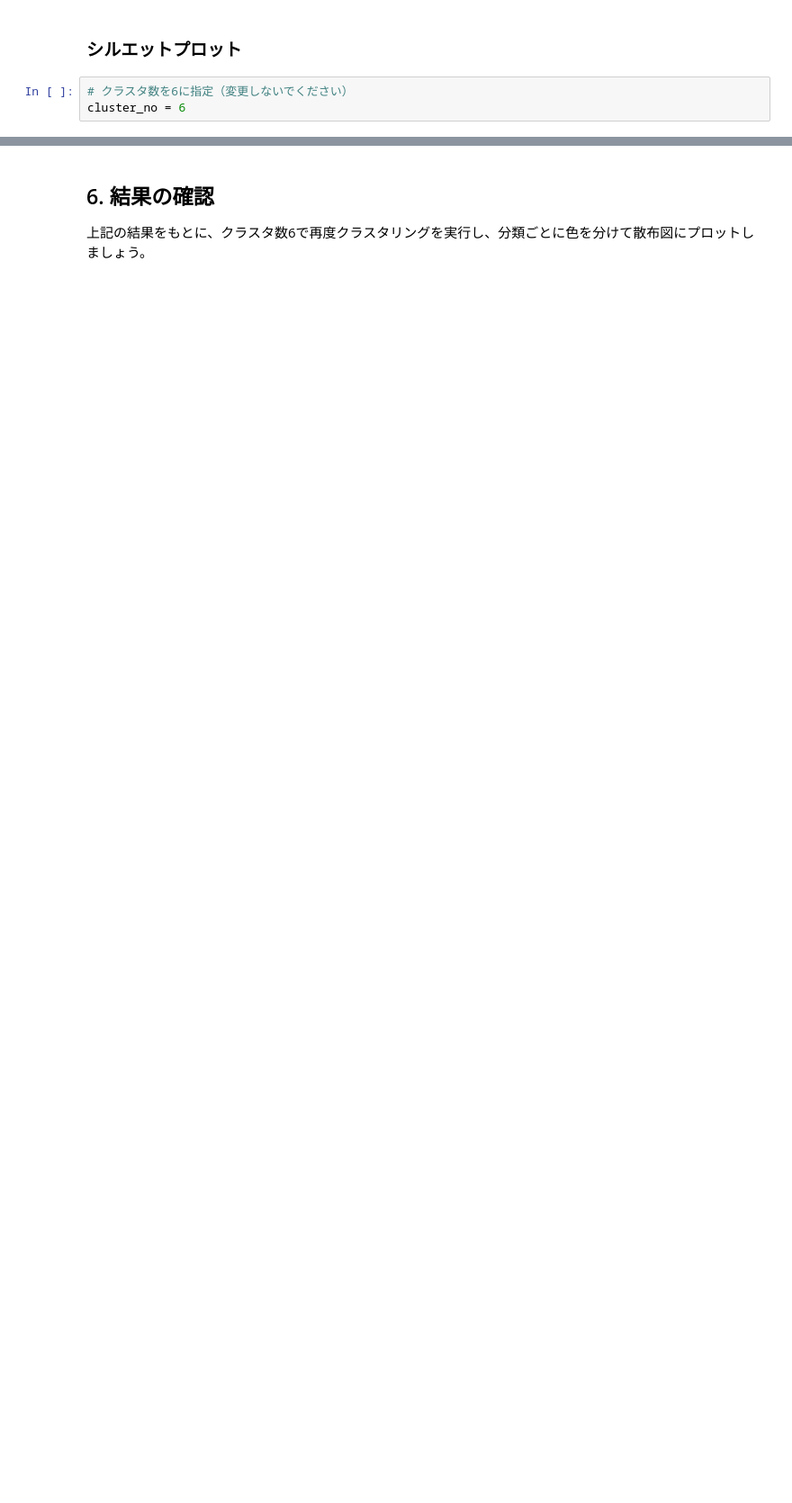
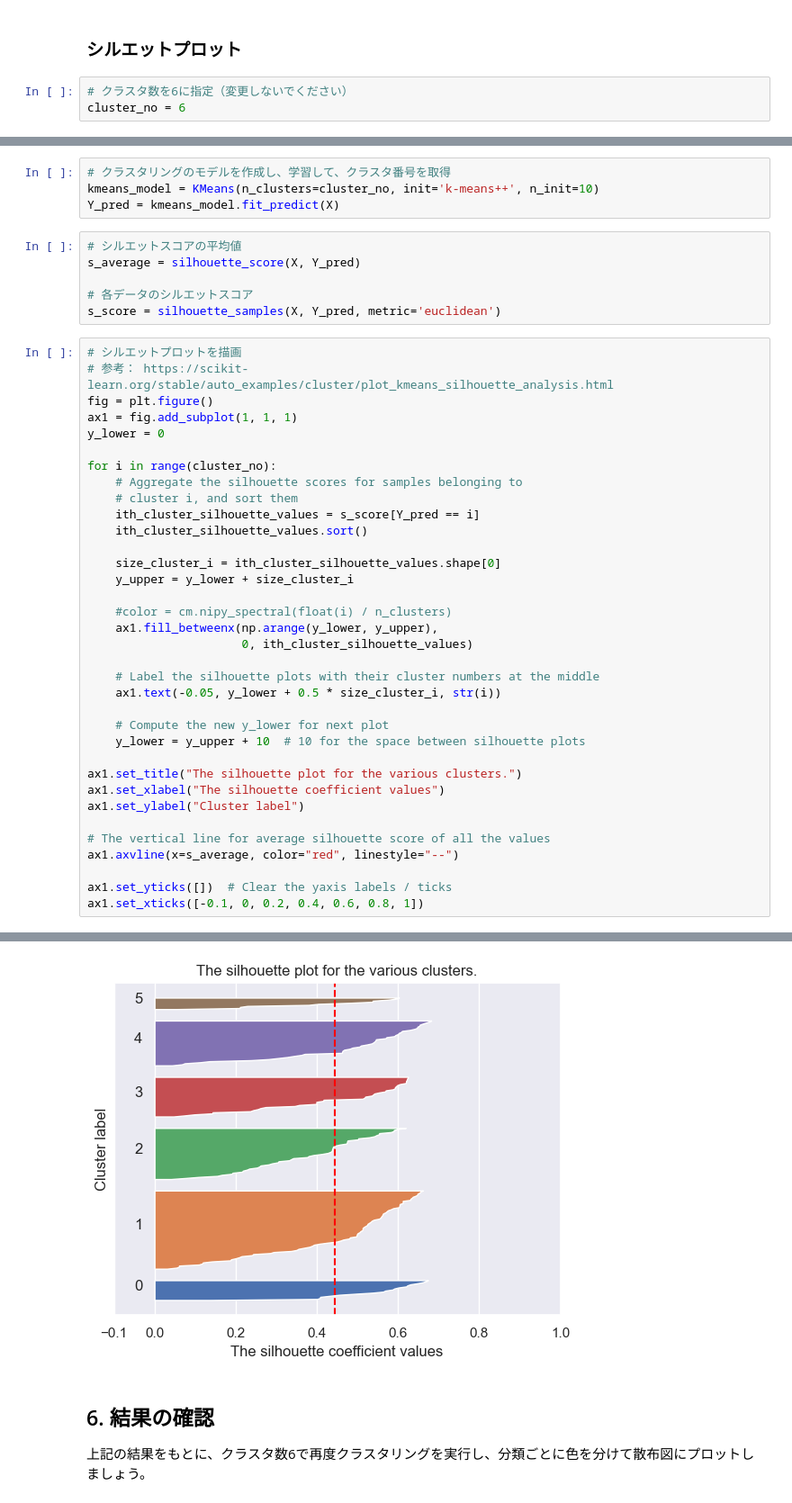
Before and after one commit to yuimaekawa/aidev, a Jupyter notebook: Lesson08_Unsupervised-Learning/課題4：プロ野球選手の年俸データのクラスタリング.ipynb, the cells around one changed output, grey strips where cells are left out. Shown: that part at 90% size. Drawn from its saved outputs; the diff is of its cells as text; blank space fills up the shorter version.

```diff
--- a/Lesson08_Unsupervised-Learning/課題4：プロ野球選手の年俸データのクラスタリング.ipynb
+++ b/Lesson08_Unsupervised-Learning/課題4：プロ野球選手の年俸データのクラスタリング.ipynb
@@ -105,0 +159,46 @@ cluster_no = 6
+# %%
+# クラスタリングのモデルを作成し、学習して、クラスタ番号を取得
+kmeans_model = KMeans(n_clusters=cluster_no, init='k-means++', n_init=10)
+Y_pred = kmeans_model.fit_predict(X)
+# %%
+# シルエットスコアの平均値
+s_average = silhouette_score(X, Y_pred)
+
+# 各データのシルエットスコア
+s_score = silhouette_samples(X, Y_pred, metric='euclidean')
+# %%
+# シルエットプロットを描画
+# 参考： https://scikit-learn.org/stable/auto_examples/cluster/plot_kmeans_silhouette_analysis.html
+fig = plt.figure()
+ax1 = fig.add_subplot(1, 1, 1)
+y_lower = 0
+
+for i in range(cluster_no):
+    # Aggregate the silhouette scores for samples belonging to
+    # cluster i, and sort them
+    ith_cluster_silhouette_values = s_score[Y_pred == i]
+    ith_cluster_silhouette_values.sort()
+
+    size_cluster_i = ith_cluster_silhouette_values.shape[0]
+    y_upper = y_lower + size_cluster_i
+
+    #color = cm.nipy_spectral(float(i) / n_clusters)
+    ax1.fill_betweenx(np.arange(y_lower, y_upper),
+                      0, ith_cluster_silhouette_values)
+
+    # Label the silhouette plots with their cluster numbers at the middle
+    ax1.text(-0.05, y_lower + 0.5 * size_cluster_i, str(i))
+
+    # Compute the new y_lower for next plot
+    y_lower = y_upper + 10  # 10 for the space between silhouette plots
+
+ax1.set_title("The silhouette plot for the various clusters.")
+ax1.set_xlabel("The silhouette coefficient values")
+ax1.set_ylabel("Cluster label")
+
+# The vertical line for average silhouette score of all the values
+ax1.axvline(x=s_average, color="red", linestyle="--")
+
+ax1.set_yticks([])  # Clear the yaxis labels / ticks
+ax1.set_xticks([-0.1, 0, 0.2, 0.4, 0.6, 0.8, 1])
+# %% [output]
@@ -106,3 +212,4 @@ cluster_no = 6
+[figure, added]
 # %% [markdown]
 ## 6. 結果の確認
 
```
Also changed, not shown: parts of 23 cells of this notebook.
